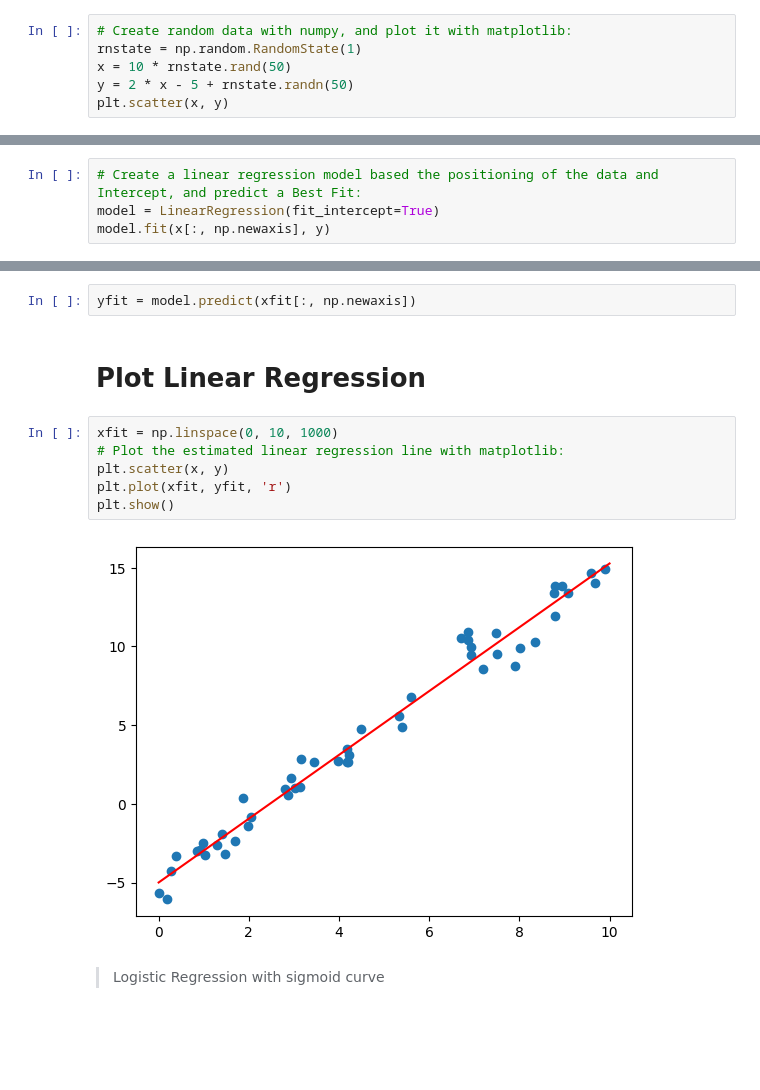
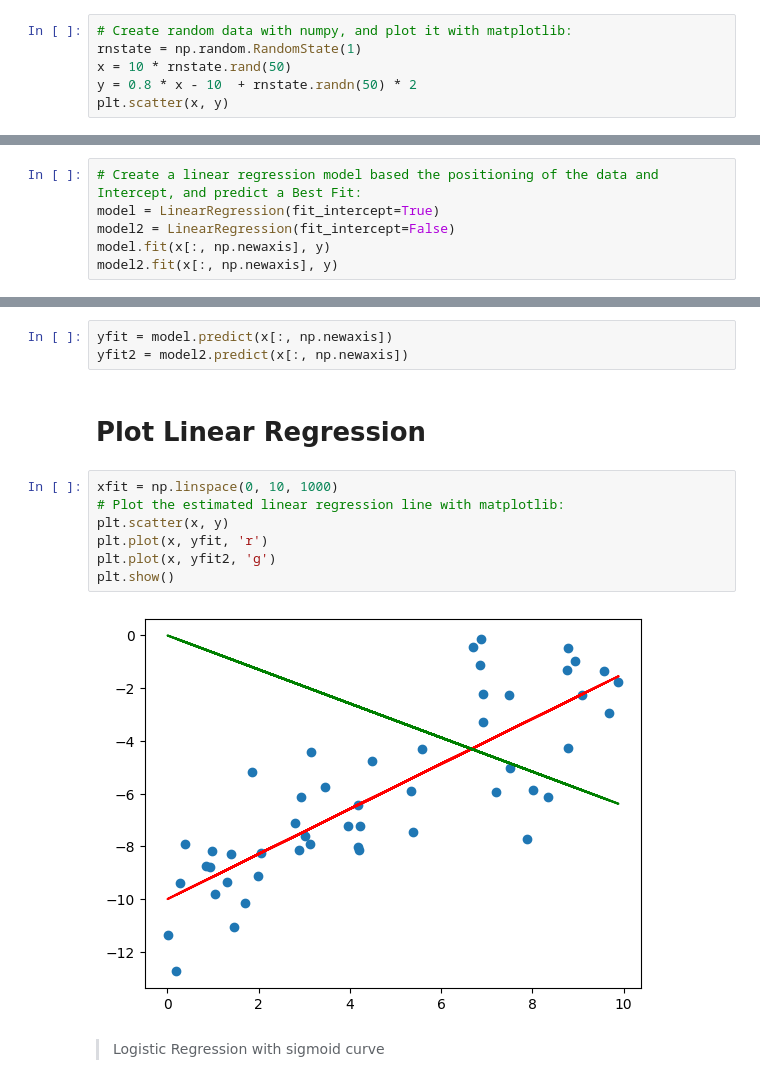
Before and after one commit to chemlavictor/plb_intro_ml, a Jupyter notebook: regression.ipynb, the cells around one changed output, grey strips where cells are left out. Cells and saved outputs as stored; diff of their text form; blank space fills up the shorter version.

```diff
--- a/regression.ipynb
+++ b/regression.ipynb
@@ -11,7 +11,7 @@ from sklearn.linear_model import LinearRegression
 # Create random data with numpy, and plot it with matplotlib:
 rnstate = np.random.RandomState(1)
 x = 10 * rnstate.rand(50)
-y = 2 * x - 5 + rnstate.randn(50)
+y = 0.8 * x - 10  + rnstate.randn(50) * 2
 plt.scatter(x, y)
 # %% [output]
 <matplotlib.collections.PathCollection at 0x...>
@@ -21,5 +21,7 @@ plt.scatter(x, y)
 # %%
 # Create a linear regression model based the positioning of the data and Intercept, and predict a Best Fit:
 model = LinearRegression(fit_intercept=True)
+model2 = LinearRegression(fit_intercept=False)
 model.fit(x[:, np.newaxis], y)
+model2.fit(x[:, np.newaxis], y)
 # %% [output]
@@ -27,16 +29,18 @@ LinearRegression()
 # %% [markdown]
 ## Linear Prediction
 # %%
-yfit = model.predict(xfit[:, np.newaxis])
+yfit = model.predict(x[:, np.newaxis])
+yfit2 = model2.predict(x[:, np.newaxis])
 # %% [markdown]
 # Plot Linear Regression
 # %%
 xfit = np.linspace(0, 10, 1000)
 # Plot the estimated linear regression line with matplotlib:
 plt.scatter(x, y)
-plt.plot(xfit, yfit, 'r')
+plt.plot(x, yfit, 'r')
+plt.plot(x, yfit2, 'g')
 plt.show()
 # %% [output]
-[figure, old version]
+[figure, new version]
 # %% [markdown]
 > Logistic Regression with sigmoid curve
```
Also changed, not shown: parts of 2 cells of this notebook.
